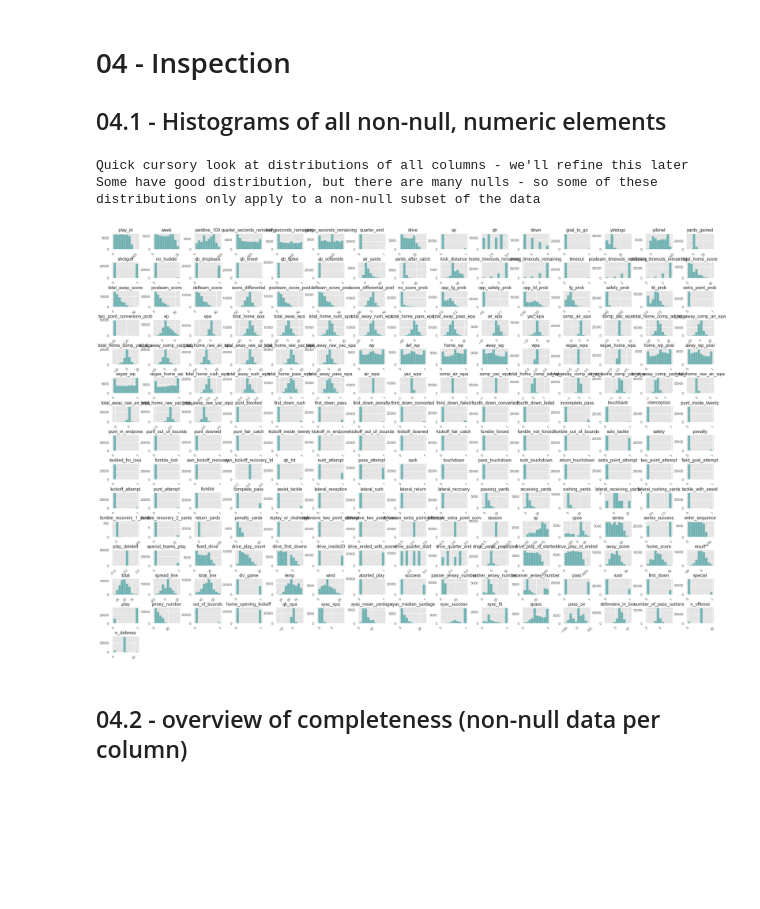
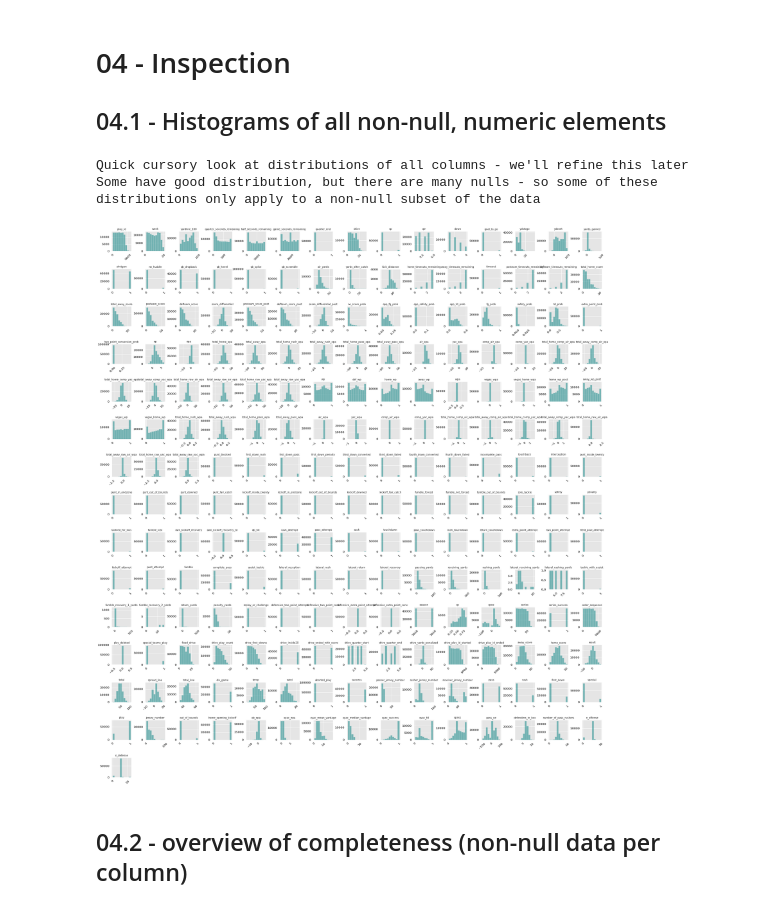
Before and after one commit to cjlcoursework/nfl_capstone, a Jupyter notebook: notebooks/01-cjl-review.ipynb, the cells around one changed output. Saved outputs shown, nothing was run; the diff lists cells and outputs as text; code cells hidden in the pictures; blank space fills up the shorter version.

```diff
--- a/notebooks/01-cjl-review.ipynb
+++ b/notebooks/01-cjl-review.ipynb
@@ -100,6 +99,12 @@ from src.data.configuations import GAMEPLAY_SCHEMA
 # %% [markdown]
 ## 01.2 - setup
 # %%
+NFL_SEASONS_START=2018
+NFL_SEASONS_LAST=2022
+#-----
+
+NFL_SEASONS=list(range(NFL_SEASONS_START, NFL_SEASONS_LAST+1,1))
+
 RAW_DATA_PATH = '../data/raw'
 INTERIM_DATA_PATH='../data/interim'
 USE_CONNECTION="DB_CONNECTION_URL"   # DB_FILENAME_URL for csv or DB_CONNECTION_URL for postgres
@@ -108,8 +113,13 @@ USE_CONNECTION="DB_CONNECTION_URL"   # DB_FILENAME_URL for csv or DB_CONNECTION_
 DIMENSIONS_DATA = os.path.join(RAW_DATA_PATH,"dimensions.csv")
 
 #outputs
-OUTPUT_DATA = os.path.join(INTERIM_DATA_PATH,"nflverse.2019.reviewed.parquet")
-READ_ME = os.path.join(INTERIM_DATA_PATH,"READ_ME.01-cjl-review.txt")
+l =  len(NFL_SEASONS)
+id = f"{NFL_SEASONS[0]}"
+if l > 1:
+    id = f"{id}-{NFL_SEASONS[-1]}"
+
+OUTPUT_DATA = os.path.join(INTERIM_DATA_PATH,f"nflverse.{id}.reviewed.parquet")
+READ_ME = os.path.join(INTERIM_DATA_PATH,"READ_ME.01-cjl-review.csv")
 
 # database
 METRICS_TABLE_NAME="nfl_metrics"
@@ -131,5 +145,5 @@ db = DatabaseLoader(connection_string_env_url=USE_CONNECTION)
 ## 01.3 - download raw data from NFLVerse
 # %%
 import nfl_data_py as nfl
-data_df = nfl.import_pbp_data([2019],  downcast=True, cache=False, alt_path=None)
+data_df = nfl.import_pbp_data(NFL_SEASONS,  downcast=True, cache=False)
 # %% [output]
@@ -185,13 +196,20 @@ categories = metrics.get_categories(data_df=data_df, unique_count_threshold=40)
 # %%
 print("Quick cursory look at distributions of all columns - we'll refine this later")
 print("Some have good distribution, but there are many nulls - so some of these distributions only apply to a non-null subset of the data")
+
+# font = {'family' : 'DejaVu Sans',
+#         'size'   : 5}
+#
+# plt.rc('font', **font)
+
 plt.style.use('ggplot')
-data_df.hist(figsize=(35,25), xrot=45, color='teal', alpha=.5)
-plt.subplots_adjust(hspace=.8, wspace=.5);
+plt.rcParams['font.size'] = 7
+data_df.hist(figsize=(35,40), xrot=45, color='teal', alpha=.5)
+plt.subplots_adjust(hspace=.9, wspace=.7);
 # %% [output]
 Quick cursory look at distributions of all columns - we'll refine this later
 Some have good distribution, but there are many nulls - so some of these distributions only apply to a non-null subset of the data
-[figure, old version]
+[figure, new version]
 # %% [markdown]
 ## 04.2 - overview of completeness (non-null data per column)
 # %%
```
Also changed, not shown: parts of 10 cells of this notebook, 3 other files.
